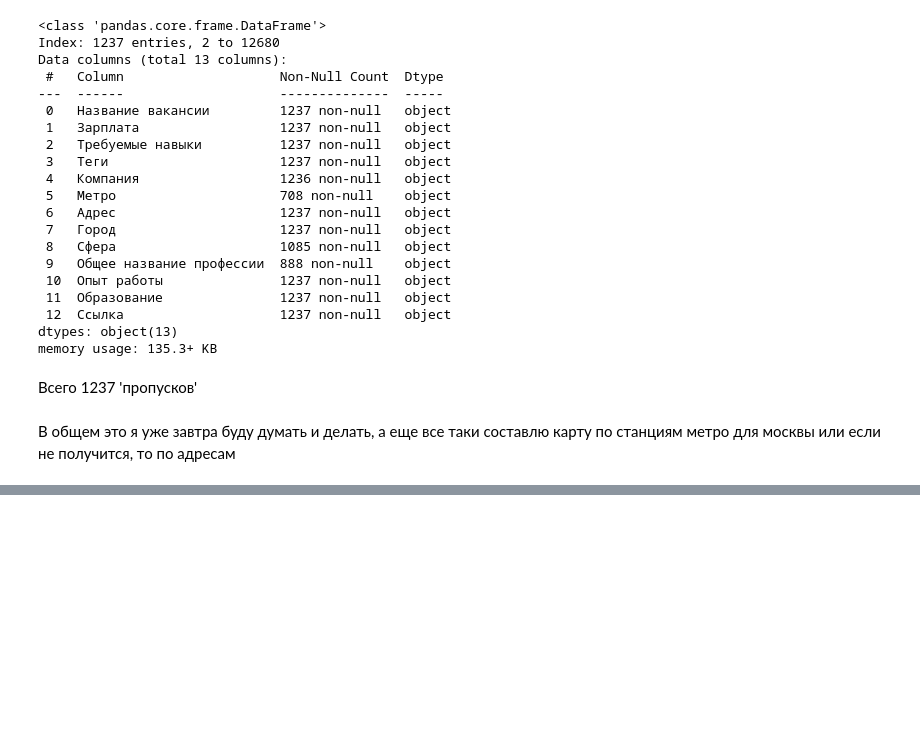
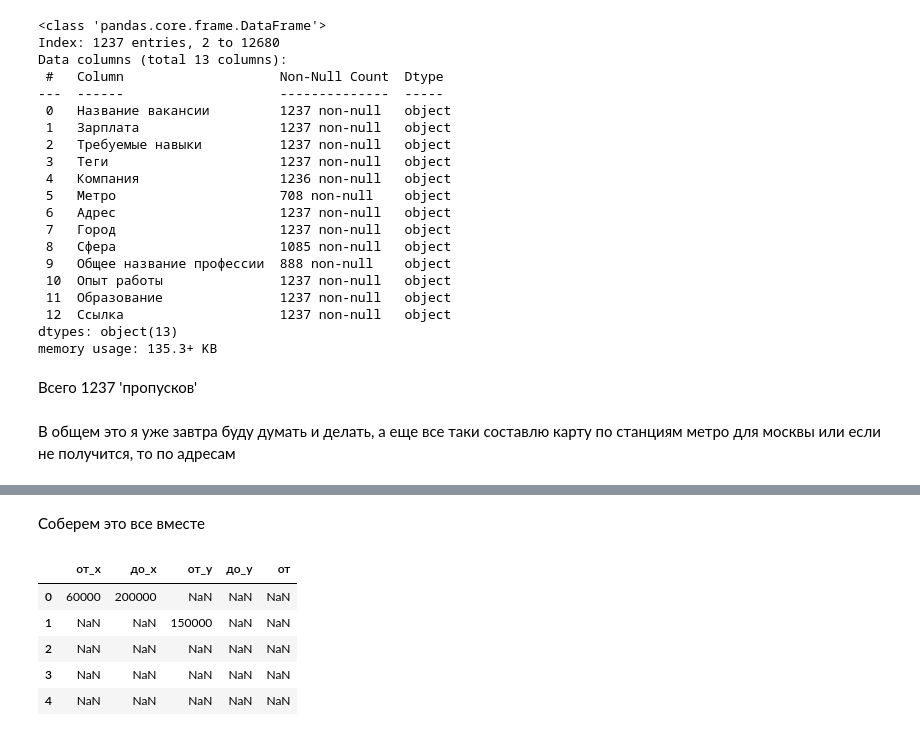
Before and after one commit to Dezurn/GP_2_Scraping_API, a Jupyter notebook: rabota_ru_EDA.ipynb, the cells around one changed output, grey strips where cells are left out. Saved outputs shown, nothing was run; the diff lists cells and outputs as text; code cells hidden in the pictures; blank space fills up the shorter version.

```diff
--- a/rabota_ru_EDA.ipynb
+++ b/rabota_ru_EDA.ipynb
@@ -983,7 +966,7 @@ df['Опыт работы'] = df['Опыт работы'].replace('опыт ра
 # %%
 df['Опыт работы'] = df['Опыт работы'].replace('от 10 лет и более', 'от 10 лет')
 # %%
-df['Опыт работы'] = df['Опыт работы'].replace('опыт работы от 4 лет', 'от 10 лет')
+df['Опыт работы'] = df['Опыт работы'].replace('опыт работы от 4 лет', 'от 4 лет')
 # %%
 experience = df['Опыт работы'].value_counts()
 experience
@@ -1087,0 +1146,27 @@ memory usage: 135.3+ KB
+# %% [markdown]
+Соберем это все вместе
+# %%
+salary = df['Зарплата'].str.lower()
+
+mask = salary.str.contains(r'от|до|[—]|по договоренности')
+
+range = salary.str.extract(r'(\d+)\D+(\d+)').dropna().rename(columns = {0:'от', 1:'до'})
+ot = salary.str.extract(r'от\s(\d+)').dropna().rename(columns = {0:'от'})
+do = salary.str.extract(r'до\s(\d+)').dropna().rename(columns = {0:'до'})
+single = salary[~mask].str.extract(r'(\d+)').rename(columns = {0:'от'})
+
+salary_merged = pd.DataFrame(index=df.index)
+
+salary_merged = salary_merged.merge(range, right_index=True, left_index=True, how='left')
+salary_merged = salary_merged.merge(ot, right_index=True, left_index=True, how='left')
+salary_merged = salary_merged.merge(do, right_index=True, left_index=True, how='left')
+salary_merged = salary_merged.merge(single, right_index=True, left_index=True, how='left')
+
+salary_merged.head()
+# %% [output]
+|  | от_x | до_x | от_y | до_y | от |
+| 0 | 60000 | 200000 | NaN | NaN | NaN |
+| 1 | NaN | NaN | 150000 | NaN | NaN |
+| 2 | NaN | NaN | NaN | NaN | NaN |
+| 3 | NaN | NaN | NaN | NaN | NaN |
+| 4 | NaN | NaN | NaN | NaN | NaN |
```
Also changed, not shown: parts of 28 cells of this notebook.
